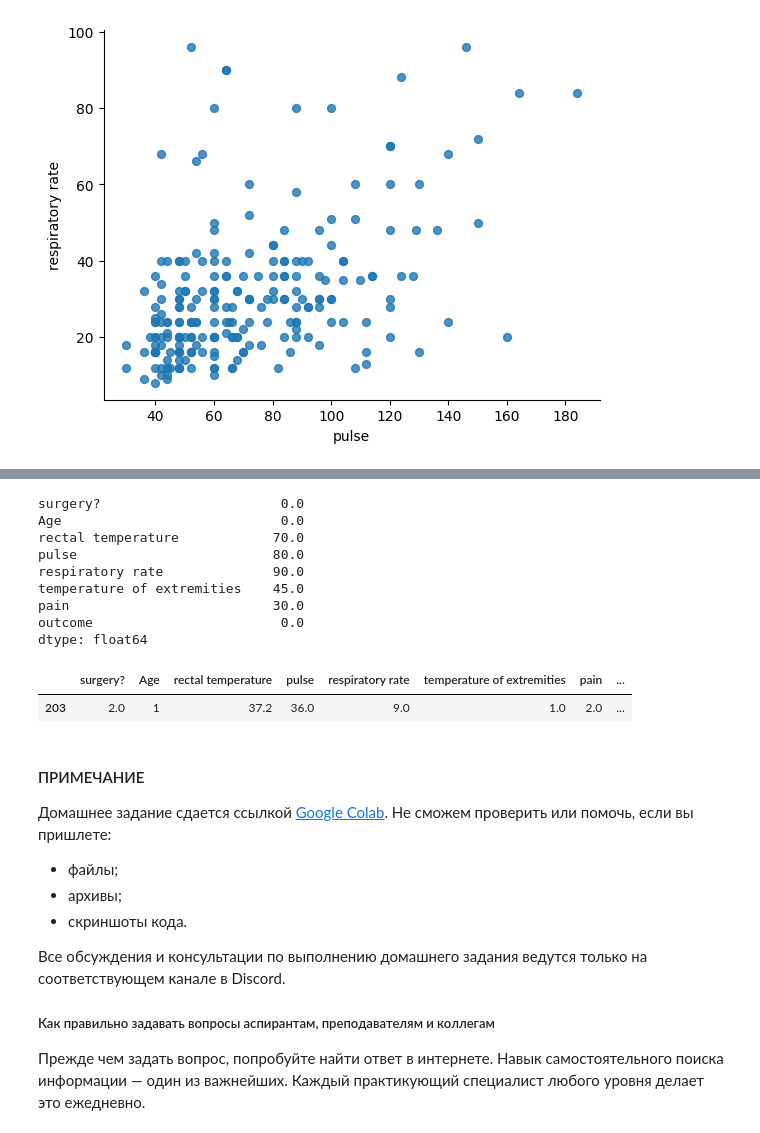
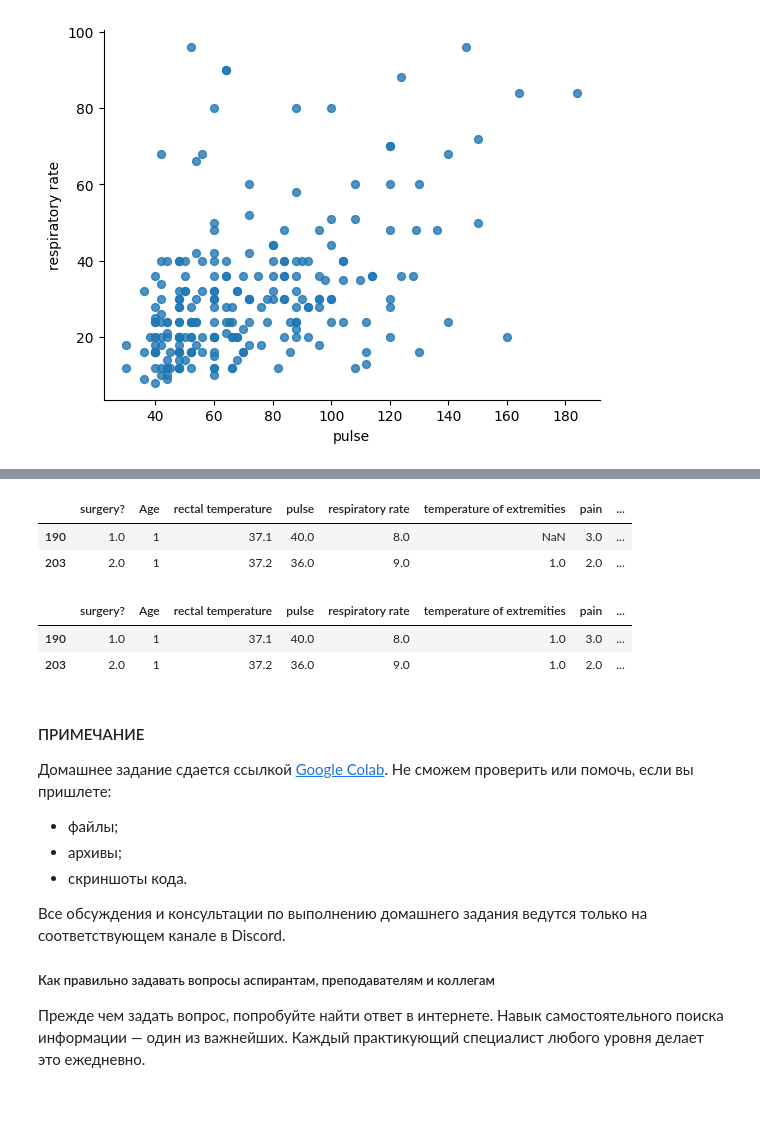
Before and after one commit to stefkong1982/-, a Jupyter notebook: Статистика в Python/Лекция Базовые понятия статистики/ДЗ_Кондратьев_STPY-48_к лекции Базовые понятия статистики.ipynb, the cells around one changed output, grey strips where cells are left out. Drawn from its saved outputs; the diff is of its cells as text; code cells hidden in the pictures; blank space fills up the shorter version.

```diff
--- a/Статистика в Python/Лекция Базовые понятия статистики/ДЗ_Кондратьев_STPY-48_к лекции Базовые понятия статистики.ipynb
+++ b/Статистика в Python/Лекция Базовые понятия статистики/ДЗ_Кондратьев_STPY-48_к лекции Базовые понятия статистики.ipynb
@@ -151,22 +223,23 @@ new_data
-# %%
-(new_data.isna().mean() * 100).round(2)
-# %% [output]
-surgery?                       0.0
-Age                            0.0
-rectal temperature            70.0
-pulse                         80.0
-respiratory rate              90.0
-temperature of extremities    45.0
-pain                          30.0
-outcome                        0.0
-dtype: float64
-# %%
-# предположим, мы хотим оставить только те строки, в которых как минимум 8 значений заполнено
-new_data = new_data.dropna(thresh=8)
-new_data
-# %% [output]
-|  | surgery? | Age | rectal temperature | pulse | respiratory rate | temperature of extremities | pain | ... |
-| 203 | 2.0 | 1 | 37.2 | 36.0 | 9.0 | 1.0 | 2.0 | ... |
+# %%
+# Пропусков больше чем заполненых значений.
+# Заполнение пропусков средними значениями будет не корректно.
+# Найдем строки где заполнены 7 значений из 8
+
+new_data = new_data.dropna(thresh=7)
+new_data
+# %% [output]
+|  | surgery? | Age | rectal temperature | pulse | respiratory rate | temperature of extremities | pain | ... |
+| 190 | 1.0 | 1 | 37.1 | 40.0 | 8.0 | NaN | 3.0 | ... |
+| 203 | 2.0 | 1 | 37.2 | 36.0 | 9.0 | 1.0 | 2.0 | ... |
+# %%
+
+new_data = new_data.copy()
+new_data.loc[:, 'temperature of extremities'] = new_data.loc[:, 'temperature of extremities'].fillna(1)
+new_data
+# %% [output]
+|  | surgery? | Age | rectal temperature | pulse | respiratory rate | temperature of extremities | pain | ... |
+| 190 | 1.0 | 1 | 37.1 | 40.0 | 8.0 | 1.0 | 3.0 | ... |
+| 203 | 2.0 | 1 | 37.2 | 36.0 | 9.0 | 1.0 | 2.0 | ... |
 # %% [markdown]
 #### ПРИМЕЧАНИЕ
 Домашнее задание сдается ссылкой [Google Colab](https://colab.research.google.com/).
```
Also changed, not shown: parts of 12 cells of this notebook.
